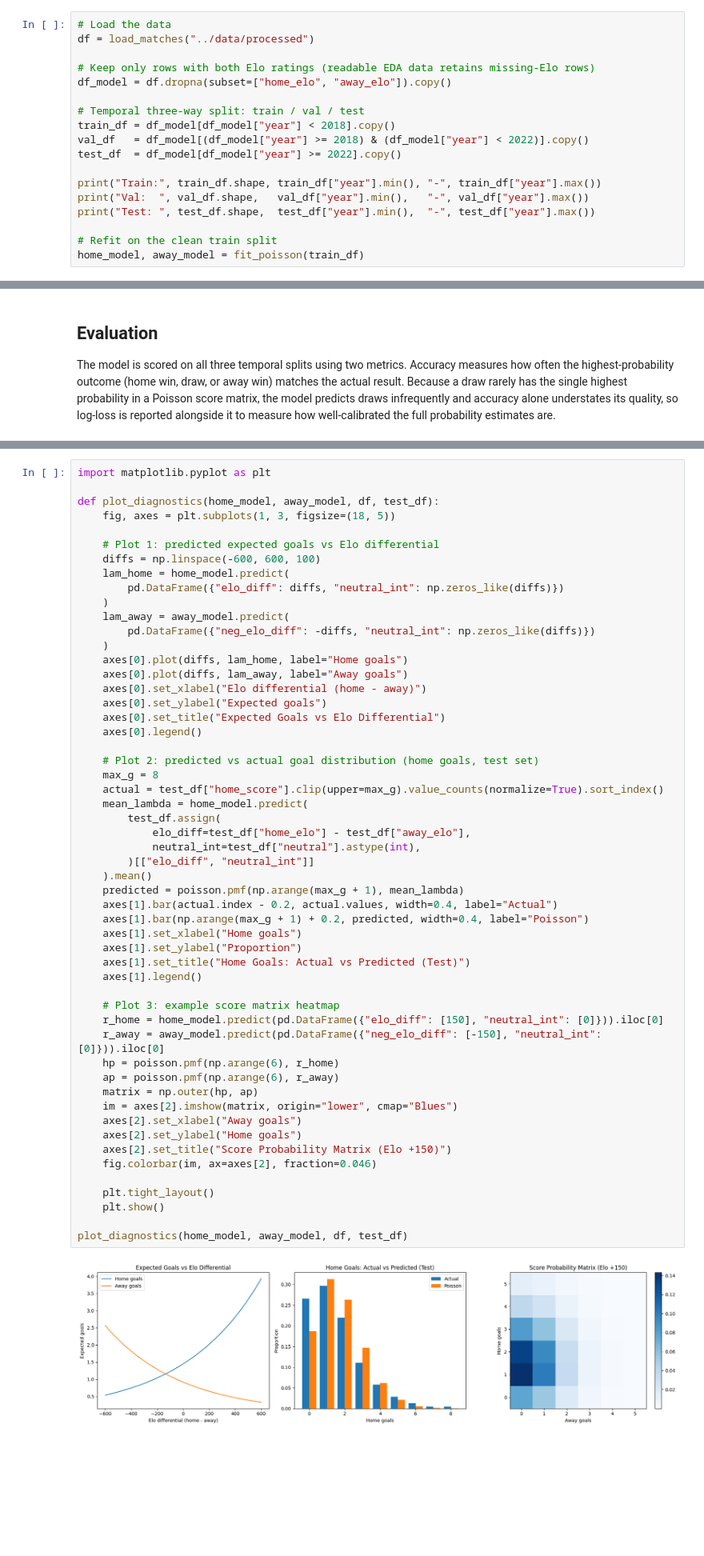
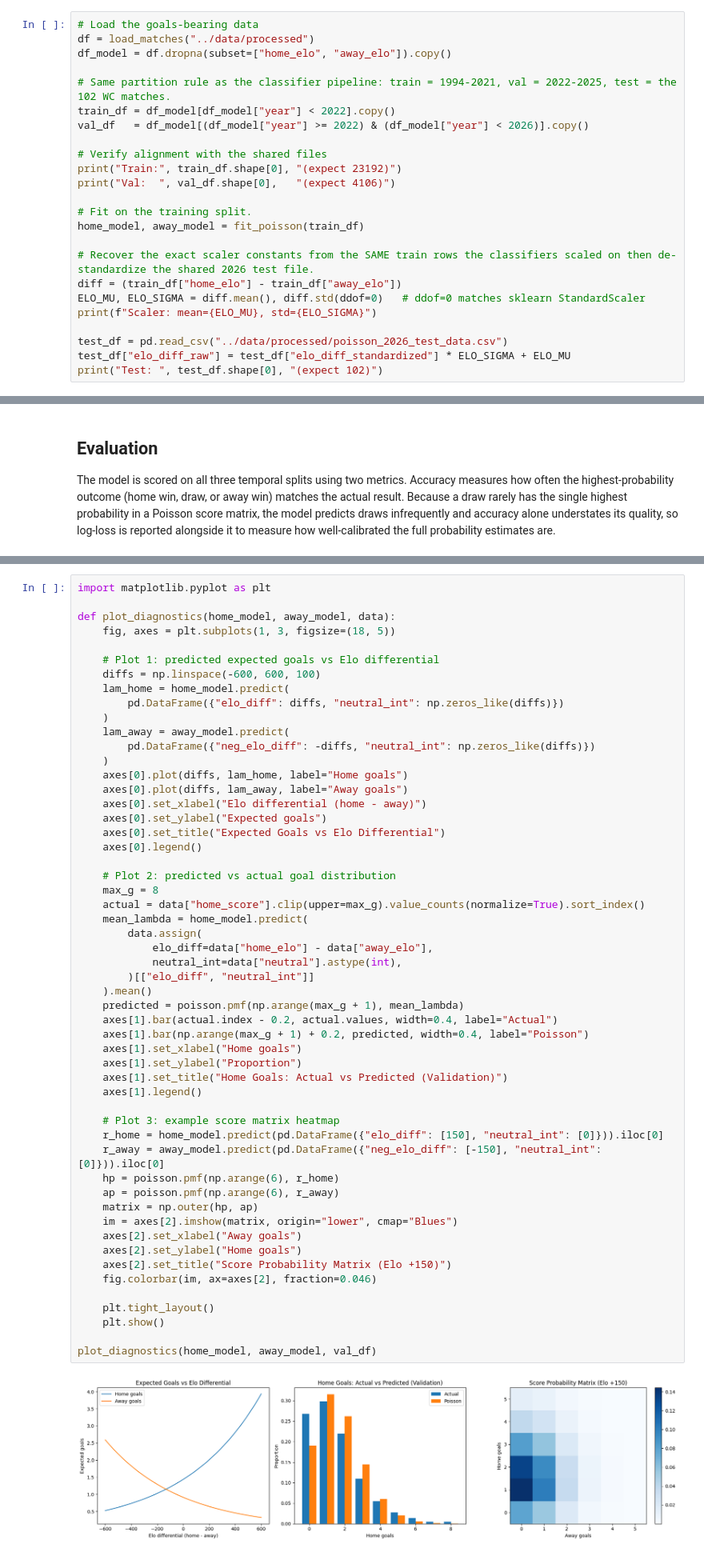
Before and after one commit to katuhuynh/ucb_mids_207_world_cup_prediction_model, a Jupyter notebook: notebooks/Poisson Goals Model.ipynb, the cells around one changed output, grey strips where cells are left out. Shown at 80% size. Drawn from its saved outputs; the diff is of its cells as text; blank space fills up the shorter version.

Commit message:
Poisson new data

```diff
--- a/notebooks/Poisson Goals Model.ipynb
+++ b/notebooks/Poisson Goals Model.ipynb
@@ -88,19 +94,25 @@ The data is split temporally into three sets: training on matches before 2018, v
 # %%
-# Load the data
+# Load the goals-bearing data
 df = load_matches("../data/processed")
-
-# Keep only rows with both Elo ratings (readable EDA data retains missing-Elo rows)
 df_model = df.dropna(subset=["home_elo", "away_elo"]).copy()
 
-# Temporal three-way split: train / val / test
-train_df = df_model[df_model["year"] < 2018].copy()
-val_df   = df_model[(df_model["year"] >= 2018) & (df_model["year"] < 2022)].copy()
-test_df  = df_model[df_model["year"] >= 2022].copy()
+# Same partition rule as the classifier pipeline: train = 1994-2021, val = 2022-2025, test = the 102 WC matches.
+train_df = df_model[df_model["year"] < 2022].copy()
+val_df   = df_model[(df_model["year"] >= 2022) & (df_model["year"] < 2026)].copy()
 
-print("Train:", train_df.shape, train_df["year"].min(), "-", train_df["year"].max())
-print("Val:  ", val_df.shape,   val_df["year"].min(),   "-", val_df["year"].max())
-print("Test: ", test_df.shape,  test_df["year"].min(),  "-", test_df["year"].max())
+# Verify alignment with the shared files
+print("Train:", train_df.shape[0], "(expect 23192)")
+print("Val:  ", val_df.shape[0],   "(expect 4106)")
 
-# Refit on the clean train split
+# Fit on the training split.
 home_model, away_model = fit_poisson(train_df)
+
+# Recover the exact scaler constants from the SAME train rows the classifiers scaled on then de-standardize the shared 2026 test file.
+diff = (train_df["home_elo"] - train_df["away_elo"])
+ELO_MU, ELO_SIGMA = diff.mean(), diff.std(ddof=0)   # ddof=0 matches sklearn StandardScaler
+print(f"Scaler: mean={ELO_MU}, std={ELO_SIGMA}")
+
+test_df = pd.read_csv("../data/processed/poisson_2026_test_data.csv")
+test_df["elo_diff_raw"] = test_df["elo_diff_standardized"] * ELO_SIGMA + ELO_MU
+print("Test: ", test_df.shape[0], "(expect 102)")
 # %% [output]
@@ -157,7 +186,7 @@ Test accuracy:  0.5949739642291147 | log-loss: 0.879342679632872
 # %%
 import matplotlib.pyplot as plt
 
-def plot_diagnostics(home_model, away_model, df, test_df):
+def plot_diagnostics(home_model, away_model, data):
     fig, axes = plt.subplots(1, 3, figsize=(18, 5))
 
     # Plot 1: predicted expected goals vs Elo differential
@@ -175,41 +204,41 @@ def plot_diagnostics(home_model, away_model, df, test_df):
     axes[0].set_title("Expected Goals vs Elo Differential")
     axes[0].legend()
 
-    # Plot 2: predicted vs actual goal distribution (home goals, test set)
+    # Plot 2: predicted vs actual goal distribution
     max_g = 8
-    actual = test_df["home_score"].clip(upper=max_g).value_counts(normalize=True).sort_index()
+    actual = data["home_score"].clip(upper=max_g).value_counts(normalize=True).sort_index()
     mean_lambda = home_model.predict(
-        test_df.assign(
-            elo_diff=test_df["home_elo"] - test_df["away_elo"],
-            neutral_int=test_df["neutral"].astype(int),
+        data.assign(
+            elo_diff=data["home_elo"] - data["away_elo"],
+            neutral_int=data["neutral"].astype(int),
         )[["elo_diff", "neutral_int"]]
     ).mean()
     predicted = poisson.pmf(np.arange(max_g + 1), mean_lambda)
     axes[1].bar(actual.index - 0.2, actual.values, width=0.4, label="Actual")
     axes[1].bar(np.arange(max_g + 1) + 0.2, predicted, width=0.4, label="Poisson")
     axes[1].set_xlabel("Home goals")
     axes[1].set_ylabel("Proportion")
-    axes[1].set_title("Home Goals: Actual vs Predicted (Test)")
+    axes[1].set_title("Home Goals: Actual vs Predicted (Validation)")
     axes[1].legend()
 
     # Plot 3: example score matrix heatmap
     r_home = home_model.predict(pd.DataFrame({"elo_diff": [150], "neutral_int": [0]})).iloc[0]
     r_away = away_model.predict(pd.DataFrame({"neg_elo_diff": [-150], "neutral_int": [0]})).iloc[0]
     hp = poisson.pmf(np.arange(6), r_home)
     ap = poisson.pmf(np.arange(6), r_away)
     matrix = np.outer(hp, ap)
     im = axes[2].imshow(matrix, origin="lower", cmap="Blues")
     axes[2].set_xlabel("Away goals")
     axes[2].set_ylabel("Home goals")
     axes[2].set_title("Score Probability Matrix (Elo +150)")
     fig.colorbar(im, ax=axes[2], fraction=0.046)
 
     plt.tight_layout()
     plt.show()
 
-plot_diagnostics(home_model, away_model, df, test_df)
+plot_diagnostics(home_model, away_model, val_df)
 # %% [output]
-[figure, old version]
+[figure, new version]
 # %% [markdown]
 ## Results
 
```
Also changed, not shown: parts of 5 cells of this notebook, 1 other file.
